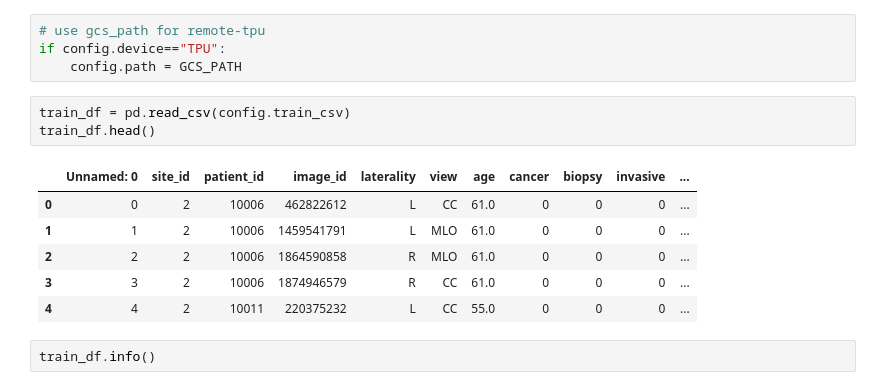
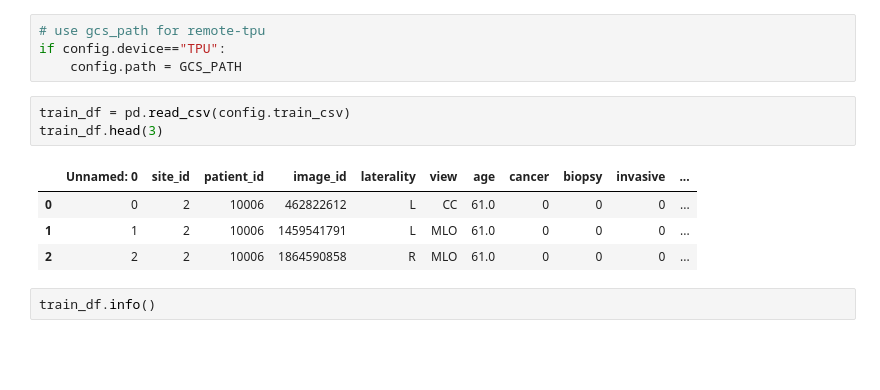
Before and after one commit to Gebreyowhans/Deep_Learning, a Jupyter notebook: rsna-bcd-modeling.ipynb, the cells around one changed output. Drawn from its saved outputs; the diff is of its cells as text; blank space fills up the shorter version.

```diff
--- a/rsna-bcd-modeling.ipynb
+++ b/rsna-bcd-modeling.ipynb
@@ -207,14 +213,12 @@ if config.device=="TPU":
     config.path = GCS_PATH
 # %%
 train_df = pd.read_csv(config.train_csv)
-train_df.head()
+train_df.head(3)
 # %% [output]
 |  | Unnamed: 0 | site_id | patient_id | image_id | laterality | view | age | cancer | biopsy | invasive | ... |
 | 0 | 0 | 2 | 10006 | 462822612 | L | CC | 61.0 | 0 | 0 | 0 | ... |
 | 1 | 1 | 2 | 10006 | 1459541791 | L | MLO | 61.0 | 0 | 0 | 0 | ... |
 | 2 | 2 | 2 | 10006 | 1864590858 | R | MLO | 61.0 | 0 | 0 | 0 | ... |
-| 3 | 3 | 2 | 10006 | 1874946579 | R | CC | 61.0 | 0 | 0 | 0 | ... |
-| 4 | 4 | 2 | 10011 | 220375232 | L | CC | 55.0 | 0 | 0 | 0 | ... |
 # %%
 train_df.info()
 # %% [output]
```
Also changed, not shown: parts of 33 cells of this notebook.
